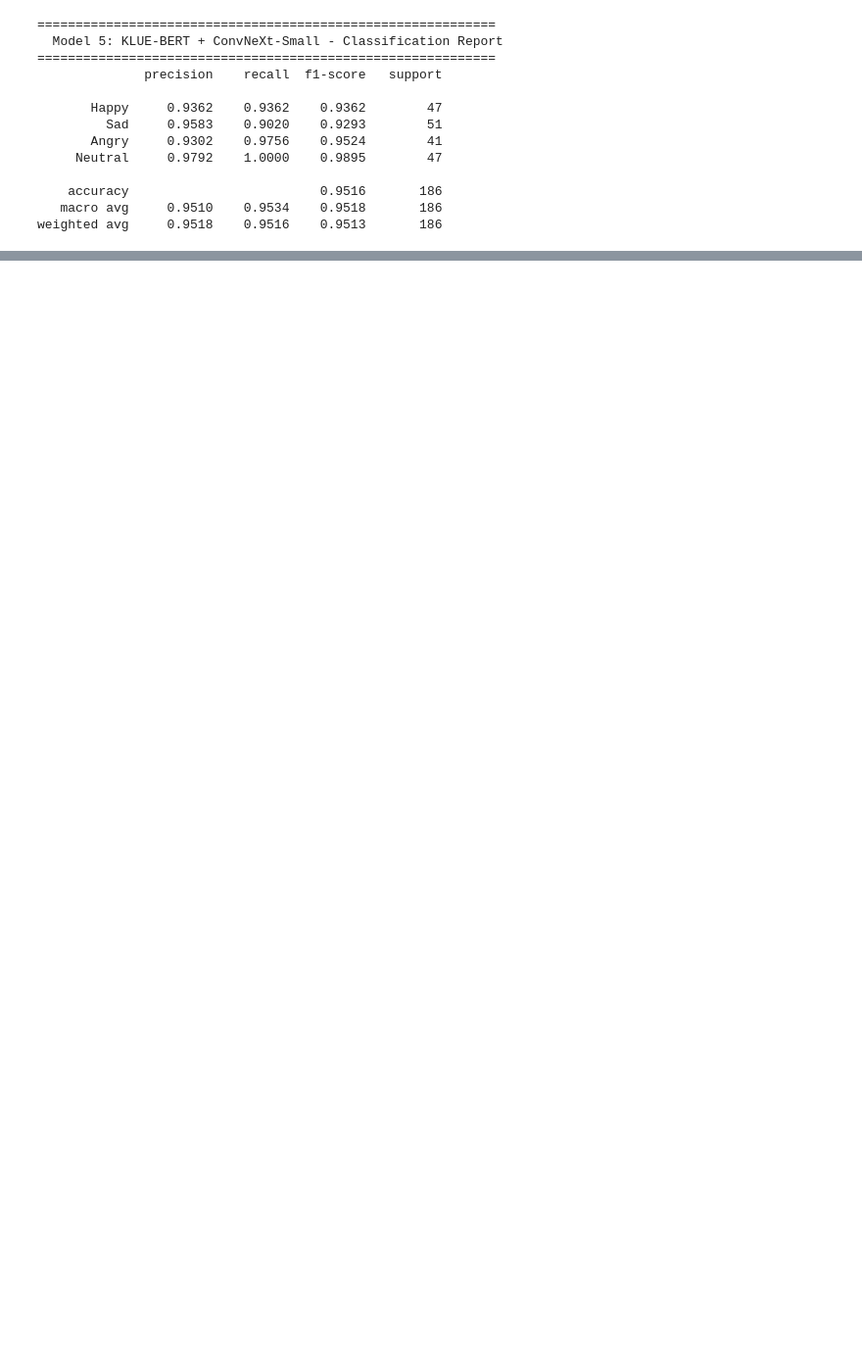
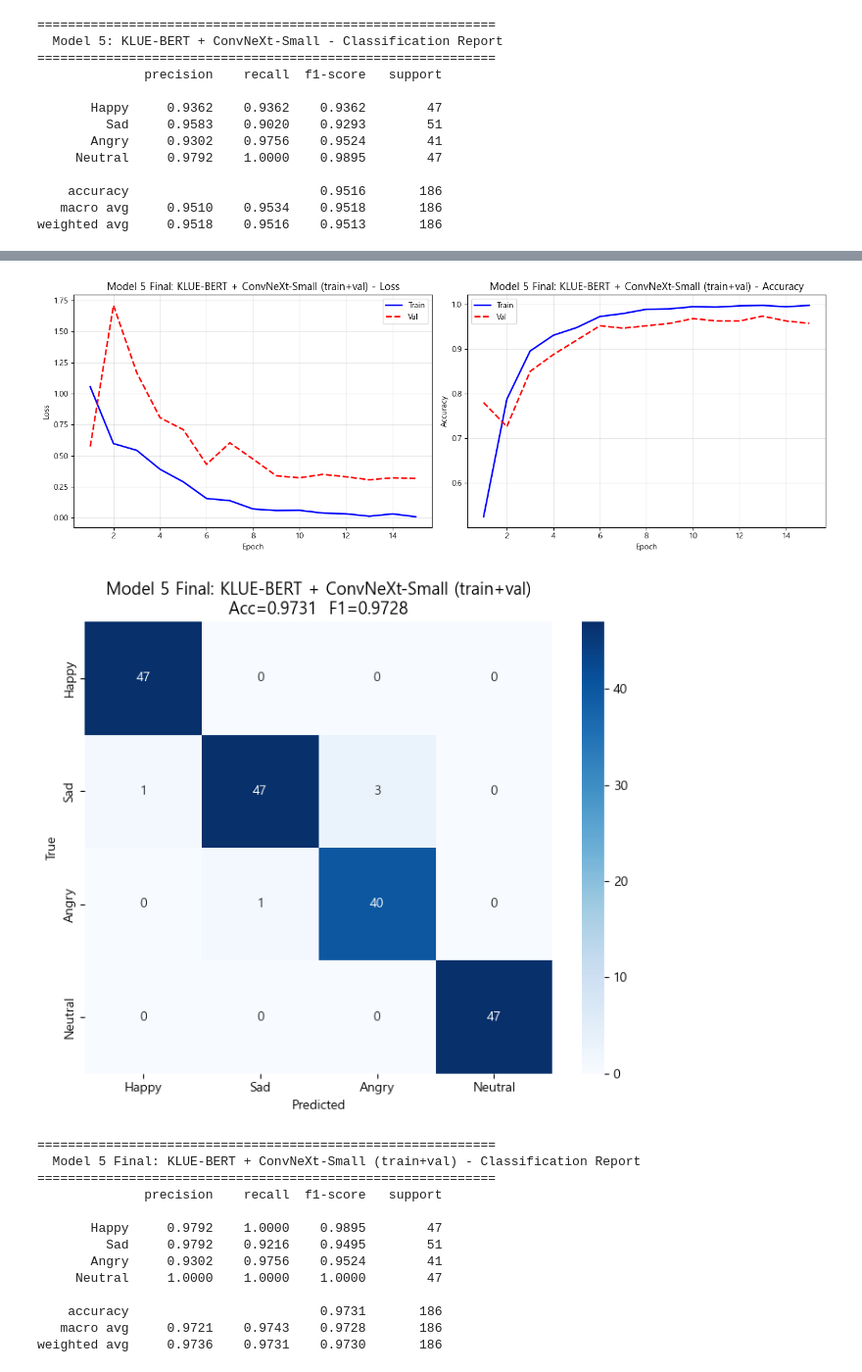
Before and after one commit to gonida1010/MDER-MA-Multimodal-Emotion-Recognition, a Jupyter notebook: model5_klue_bert_convnext.ipynb, the cells around one changed output, grey strips where cells are left out. Shown at 98% size. Drawn from its saved outputs; the diff is of its cells as text; code cells hidden in the pictures; blank space fills up the shorter version.

```diff
--- a/model5_klue_bert_convnext.ipynb
+++ b/model5_klue_bert_convnext.ipynb
@@ -219,3 +219,33 @@ print_report(result, 'Model 5: KLUE-BERT + ConvNeXt-Small')
     accuracy                         0.9516       186
    macro avg     0.9510    0.9534    0.9518       186
 weighted avg     0.9518    0.9516    0.9513       186
+# %%
+# train + val 통합 학습 → test 평가
+# 기존 학습에서 val 데이터는 early stopping 판단용으로만 사용되었다.
+# 최종 제출에서는 val 데이터도 학습에 포함시켜 모델 성능을 극대화한다.
+# test 데이터는 절대 학습에 포함하지 않는다.
+
+from torch.utils.data import ConcatDataset
+
+set_seed(DATA_CONFIG['random_seed'])
+
+# train + val 합치기
+combined_train_ds = ConcatDataset([train_ds, val_ds])
+print(f'통합 학습 데이터: {len(combined_train_ds)}개 (train {len(train_ds)} + val {len(val_ds)})')
+
+model_final = KLUEBERTConvNeXtSmallModel(**MODEL_CONFIG)
+
+# val이 없으므로 early stopping 없이 고정 epoch 학습
+FINAL_TRAIN_CONFIG = TRAIN_CONFIG.copy()
+FINAL_TRAIN_CONFIG['num_epochs'] = 15       # 기존 best epoch 근처로 설정
+FINAL_TRAIN_CONFIG['patience'] = 999        # early stopping 비활성화
+
+# val_ds 자리에 test_ds를 넣되, 이건 모니터링용 (학습에는 불포함)
+result_final = train_and_evaluate(
+    model_final, combined_train_ds, test_ds, test_ds,
+    FINAL_TRAIN_CONFIG, class_weights, device)
+
+del model_final
+gc.collect()
+if torch.cuda.is_available():
+    torch.cuda.empty_cache()
@@ -221,0 +279,24 @@ weighted avg     0.9518    0.9516    0.9513       186
+# %%
+# ============================================================
+# 통합 학습 결과 시각화
+# ============================================================
+
+plot_training_curves(result_final, 'Model 5 Final: KLUE-BERT + ConvNeXt-Small (train+val)')
+plot_confusion(result_final, 'Model 5 Final: KLUE-BERT + ConvNeXt-Small (train+val)')
+print_report(result_final, 'Model 5 Final: KLUE-BERT + ConvNeXt-Small (train+val)')
+# %% [output]
+[figure, added]
+[figure, added]
+============================================================
+  Model 5 Final: KLUE-BERT + ConvNeXt-Small (train+val) - Classification Report
+============================================================
+              precision    recall  f1-score   support
+
+       Happy     0.9792    1.0000    0.9895        47
+         Sad     0.9792    0.9216    0.9495        51
+       Angry     0.9302    0.9756    0.9524        41
+     Neutral     1.0000    1.0000    1.0000        47
+
+    accuracy                         0.9731       186
+   macro avg     0.9721    0.9743    0.9728       186
+weighted avg     0.9736    0.9731    0.9730       186
```
Also changed, not shown: parts of 4 cells of this notebook, 2 other files.
